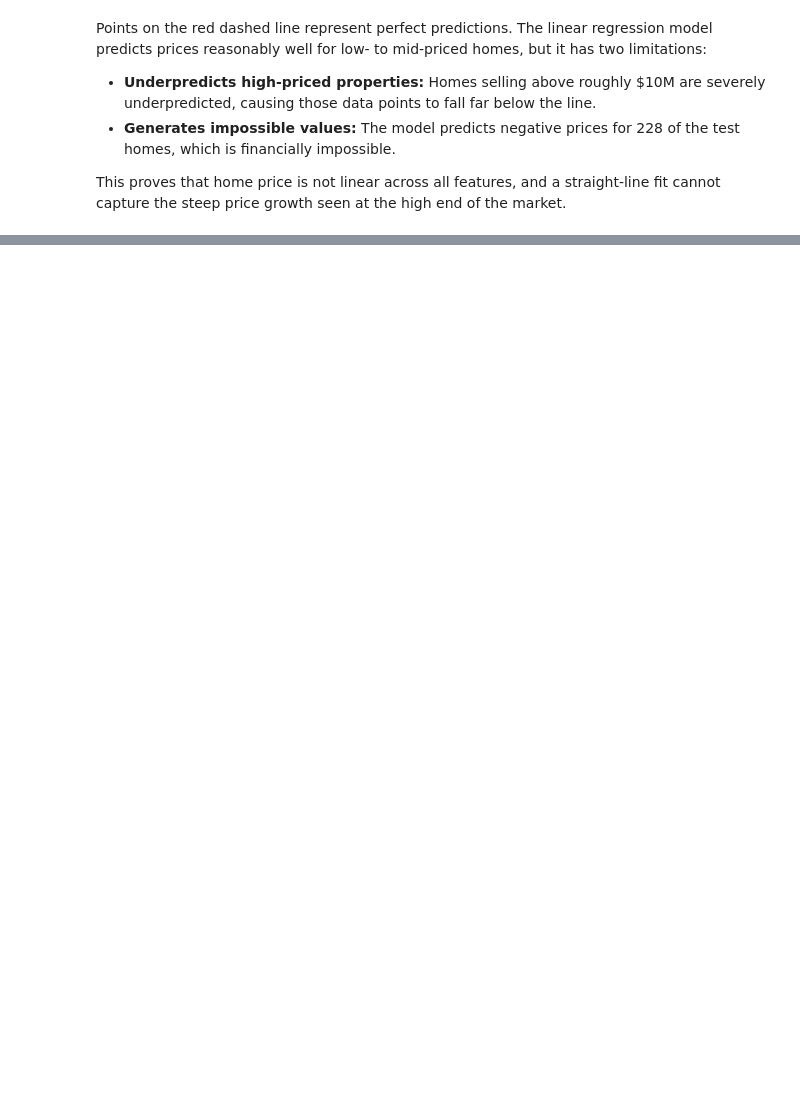
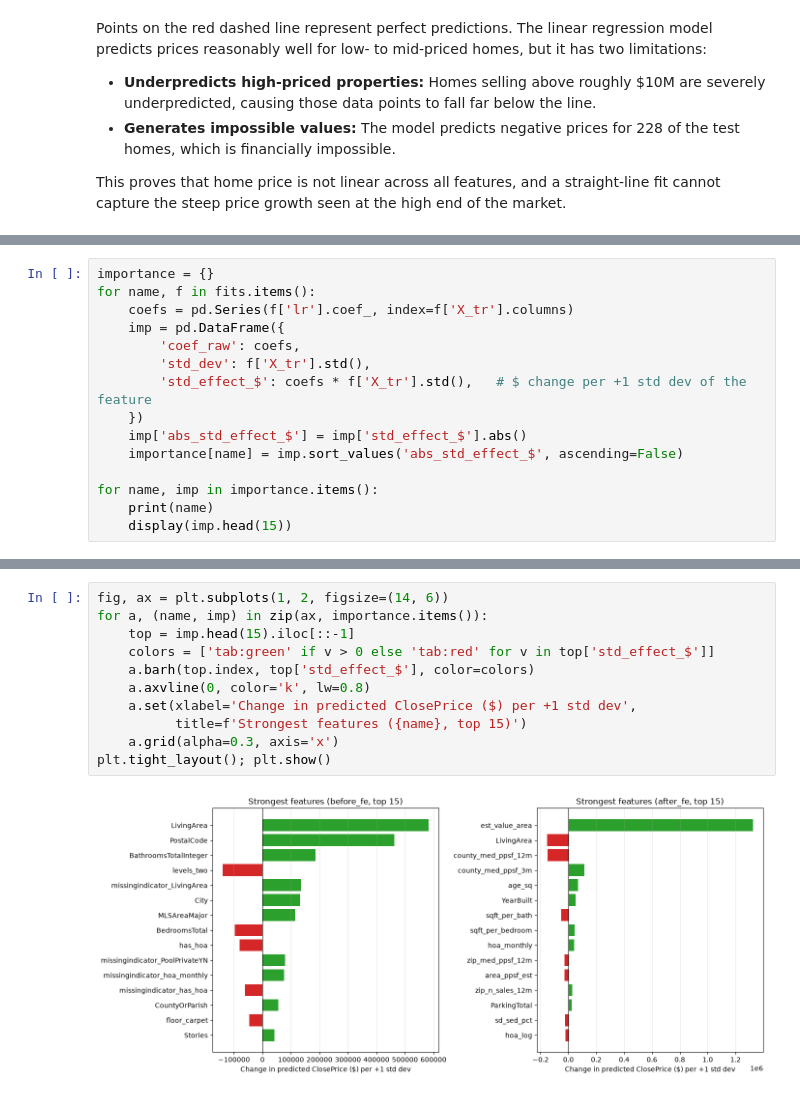
Before and after one commit to kanj0o/IDX-Exchange-Data-Science, a Jupyter notebook: 03_baseline_model.ipynb, the cells around one changed output, grey strips where cells are left out. Cells and saved outputs as stored; diff of their text form; blank space fills up the shorter version.

```diff
--- a/03_baseline_model.ipynb
+++ b/03_baseline_model.ipynb
@@ -90,0 +263,15 @@ plt.show()
+# %%
+importance = {}
+for name, f in fits.items():
+    coefs = pd.Series(f['lr'].coef_, index=f['X_tr'].columns)
+    imp = pd.DataFrame({
+        'coef_raw': coefs,
+        'std_dev': f['X_tr'].std(),
+        'std_effect_$': coefs * f['X_tr'].std(),   # $ change per +1 std dev of the feature
+    })
+    imp['abs_std_effect_$'] = imp['std_effect_$'].abs()
+    importance[name] = imp.sort_values('abs_std_effect_$', ascending=False)
+
+for name, imp in importance.items():
+    print(name)
+    display(imp.head(15))
@@ -90,0 +313,13 @@ plt.show()
+# %%
+fig, ax = plt.subplots(1, 2, figsize=(14, 6))
+for a, (name, imp) in zip(ax, importance.items()):
+    top = imp.head(15).iloc[::-1]
+    colors = ['tab:green' if v > 0 else 'tab:red' for v in top['std_effect_$']]
+    a.barh(top.index, top['std_effect_$'], color=colors)
+    a.axvline(0, color='k', lw=0.8)
+    a.set(xlabel='Change in predicted ClosePrice ($) per +1 std dev',
+          title=f'Strongest features ({name}, top 15)')
+    a.grid(alpha=0.3, axis='x')
+plt.tight_layout(); plt.show()
+# %% [output]
+[figure, added]
```
Also changed, not shown: parts of 11 cells of this notebook, 2 other files.
